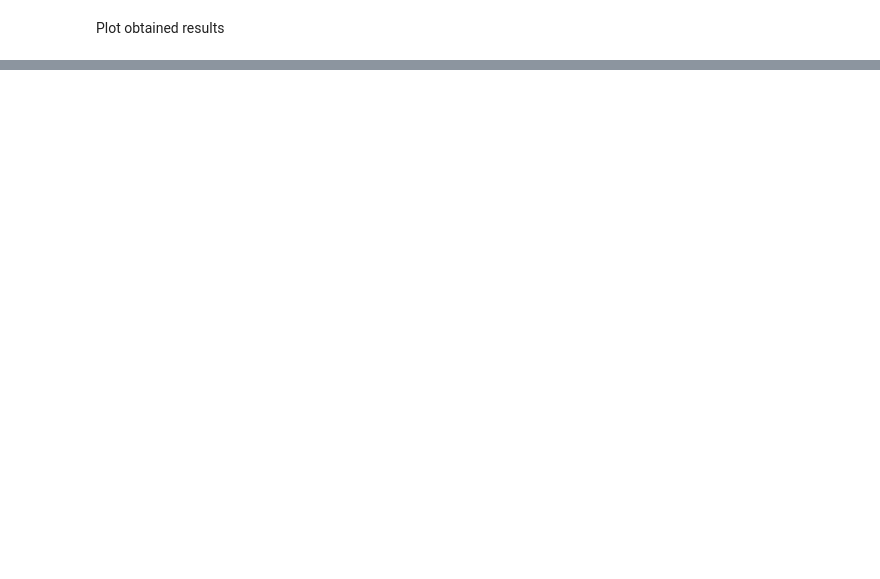
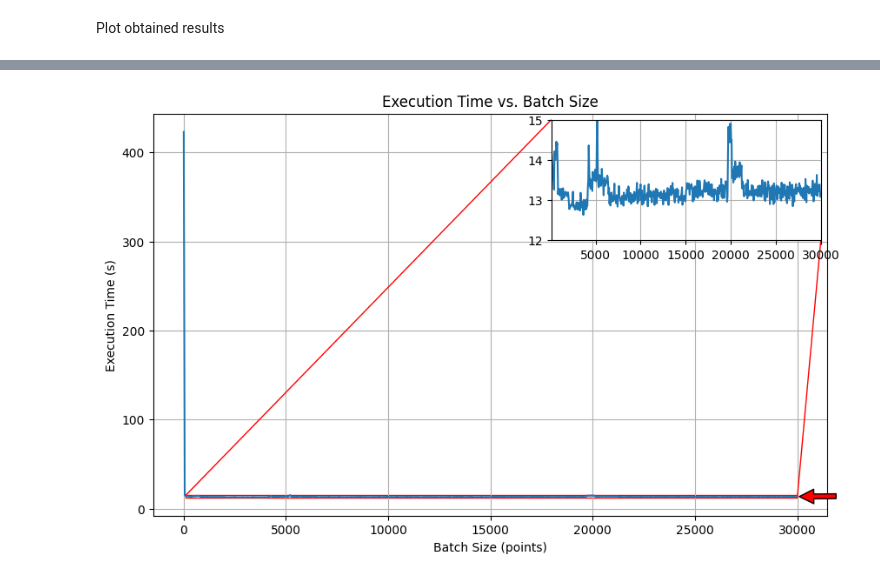
Before and after one commit to Bespi123/HelmholtzSim, a Jupyter notebook: notebooks/parallel_pro_test_1.ipynb, the cells around one changed output, grey strips where cells are left out. Cells and saved outputs as stored; diff of their text form; code cells hidden in the pictures; blank space fills up the shorter version.

```diff
--- a/notebooks/parallel_pro_test_1.ipynb
+++ b/notebooks/parallel_pro_test_1.ipynb
@@ -93,0 +115,49 @@ plt.show()
+# %%
+import matplotlib.pyplot as plt
+from mpl_toolkits.axes_grid1.inset_locator import inset_axes, mark_inset
+import numpy as np
+
+# Example data (simulating df with data for the example)
+# Assuming 'df' is a DataFrame with columns 'batch_size' and 'execution_time'
+batch_size = df['batch_size']
+execution_time = df['execution_time']
+
+# Create the main figure
+fig, ax = plt.subplots(figsize=(10, 6))
+
+# Plot the main data
+ax.plot(batch_size, execution_time, label="Execution Time vs. Batch Size")
+
+# Title and labels
+ax.set_title("Execution Time vs. Batch Size")
+ax.set_xlabel("Batch Size (points)")
+ax.set_ylabel("Execution Time (s)")
+
+# Add a zoom to the area of interest
+# Define the region we want to zoom into, for example, between batch_size 10 to 30 and execution_time between 13 and 15
+axins = inset_axes(ax, width="40%", height="30%", loc="upper right")  # You can adjust the size of the zoom
+axins.plot(batch_size, execution_time, label="Zoomed Area")
+axins.set_xlim(100, 30000)  # Zoom in this area on the x-axis
+axins.set_ylim(12, 15)  # Zoom in this area on the y-axis
+
+# Add a frame for the zoom
+mark_inset(ax, axins, loc1=2, loc2=4, fc="none", lw=1, ec="r")  # This draws a red frame
+
+# Add an arrow pointing to the zoom area
+# I changed the arrow coordinates to point to a valid area within the graph's limits
+ax.annotate('', xy=(30000, 13.5), xytext=(32000, 14),  # Adjust the coordinates of the arrow
+            arrowprops=dict(facecolor='red', shrink=0.05))
+
+# Enable grid in the main plot
+ax.grid(True)
+
+# Enable grid in the zoomed area
+axins.grid(True)
+
+# Show the legend
+ax.legend()
+
+# Display the plot
+plt.show()
+# %% [output]
+[figure, added]
```
Also changed, not shown: parts of 6 cells of this notebook.
